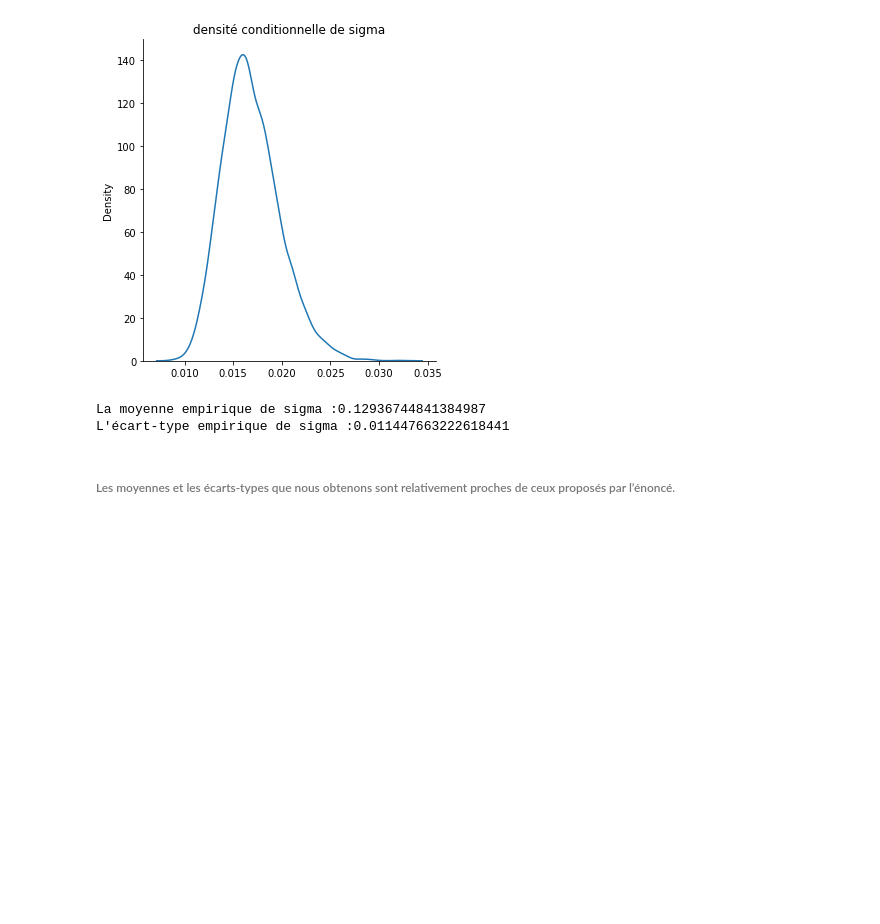
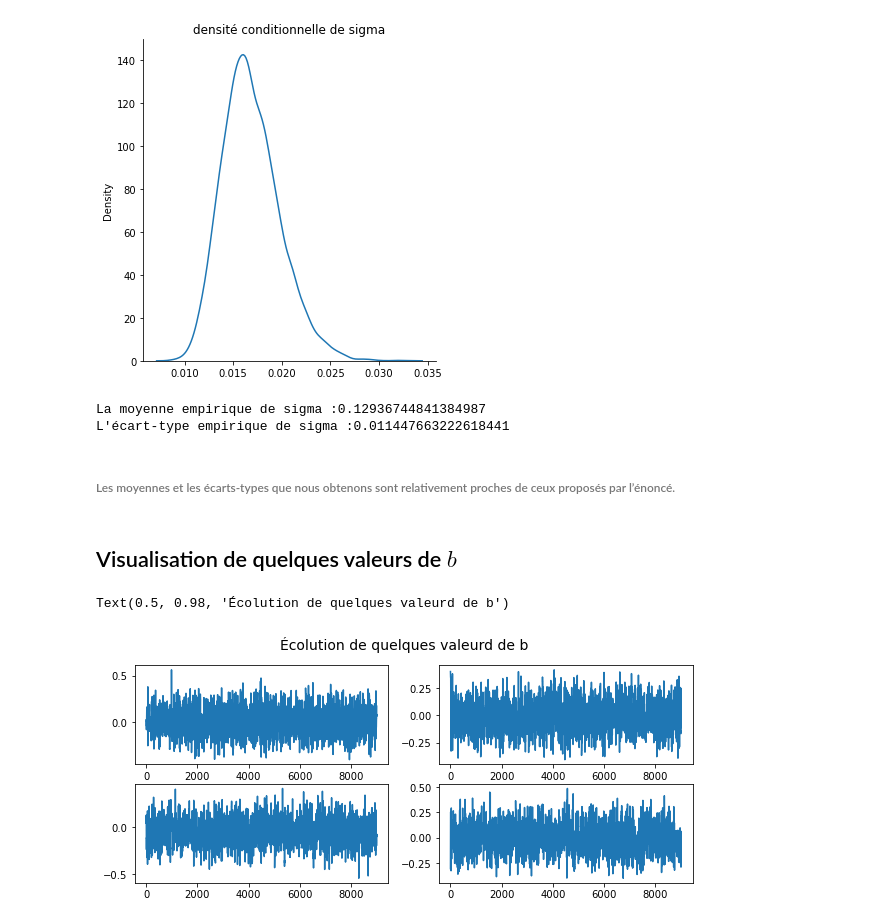
Before and after one commit to Lvalto/Projet-Oxford-smooth-fit-to-log-odds-ratios, a Jupyter notebook: Oxford-Aya.ipynb, the cells around one changed output. Drawn from its saved outputs; the diff is of its cells as text; code cells hidden in the pictures; blank space fills up the shorter version.

```diff
--- a/Oxford-Aya.ipynb
+++ b/Oxford-Aya.ipynb
@@ -281,3 +281,15 @@ La moyenne empirique de sigma :0.12936744841384987
 L'écart-type empirique de sigma :0.011447663222618441
 # %% [markdown]
 ###### Les moyennes et les écarts-types que nous obtenons sont relativement proches  de ceux proposés par l’énoncé.
+# %% [markdown]
+## Visualisation de quelques valeurs de $b$
+# %%
+f, [[ax1, ax2],[ax3, ax4]] = plt.subplots(2, 2, figsize=(10,4))
+ax1.plot(b_chain[:,0][1000:])
+ax2.plot(b_chain[:,10][1000:])
+ax3.plot(b_chain[:,50][1000:])
+ax4.plot(b_chain[:,100][1000:])
+f.suptitle("Écolution de quelques valeurd de b", fontsize=14)
+# %% [output]
+Text(0.5, 0.98, 'Écolution de quelques valeurd de b')
+[figure, added]
```
Also changed, not shown: parts of 2 cells of this notebook.
